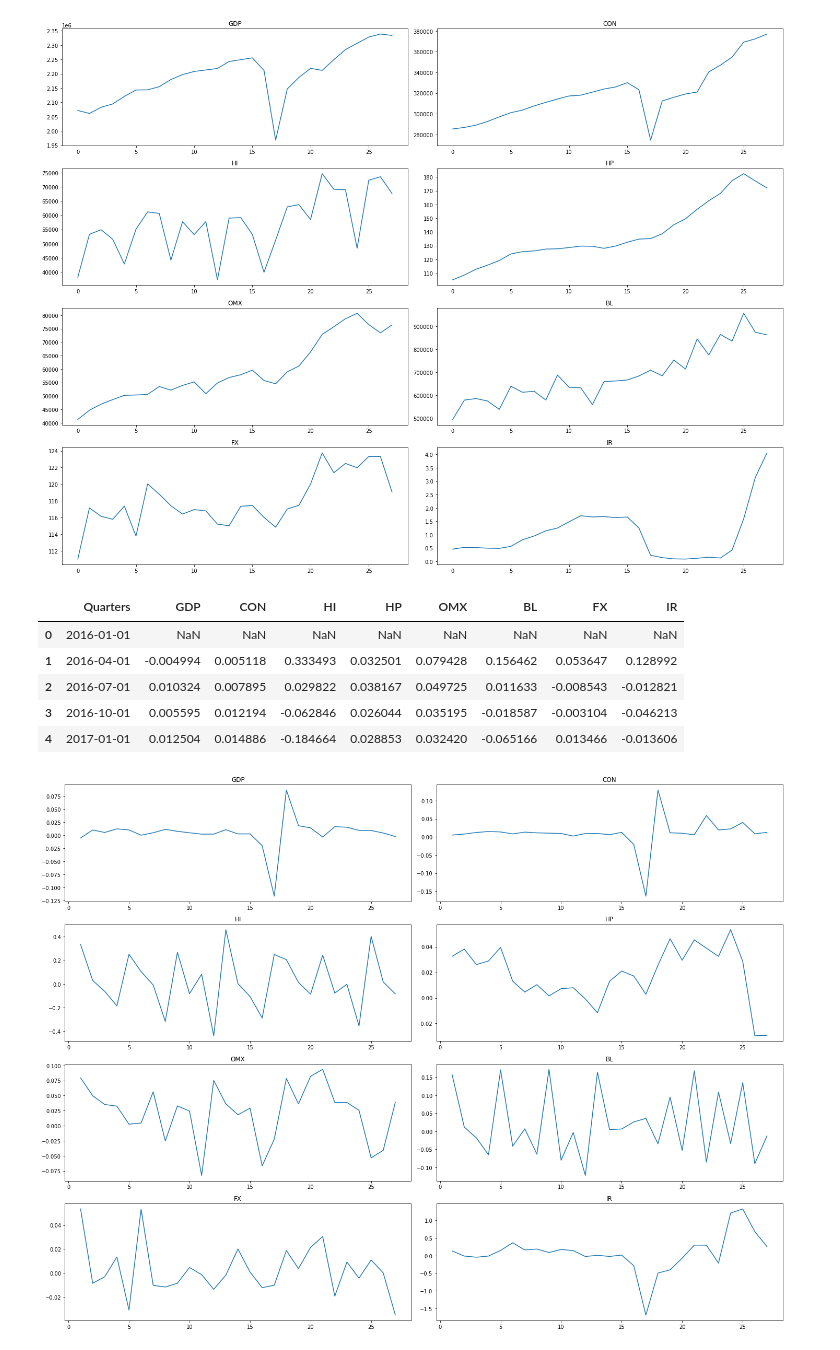
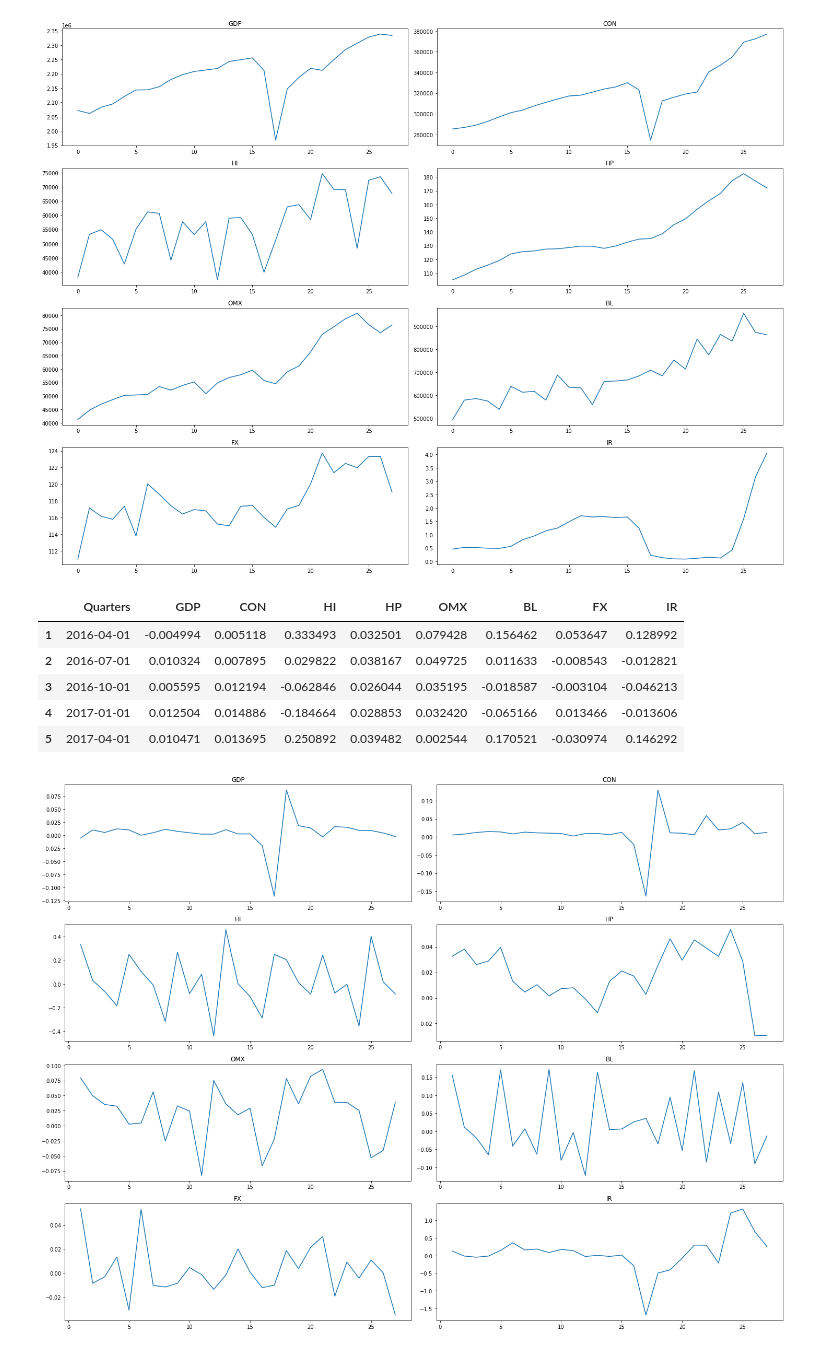
Before and after one commit to anahatkc/DataProject_526, a Jupyter notebook: data_anahat.ipynb, the cells around one changed output. Cells and saved outputs as stored; diff of their text form; code cells hidden in the pictures.

```diff
--- a/data_anahat.ipynb
+++ b/data_anahat.ipynb
@@ -205,20 +205,22 @@ plt.show()
 # %%
 # List of columns to calculate log difference
 columns = ['GDP', 'CON', 'HI', 'HP', 'OMX', 'BL', 'FX', 'IR']
 
 # Calculate log difference
 for col in columns:
     final_df[col] = np.log(final_df[col]).diff()
 
 # Print the DataFrame
 final_df.head()
+final_df = final_df.drop(final_df.index[0])
+final_df.head()
 # %% [output]
 |  | Quarters | GDP | CON | HI | HP | OMX | BL | FX | IR |
-| 0 | 2016-01-01 | NaN | NaN | NaN | NaN | NaN | NaN | NaN | NaN |
 | 1 | 2016-04-01 | -0.004994 | 0.005118 | 0.333493 | 0.032501 | 0.079428 | 0.156462 | 0.053647 | 0.128992 |
 | 2 | 2016-07-01 | 0.010324 | 0.007895 | 0.029822 | 0.038167 | 0.049725 | 0.011633 | -0.008543 | -0.012821 |
 | 3 | 2016-10-01 | 0.005595 | 0.012194 | -0.062846 | 0.026044 | 0.035195 | -0.018587 | -0.003104 | -0.046213 |
 | 4 | 2017-01-01 | 0.012504 | 0.014886 | -0.184664 | 0.028853 | 0.032420 | -0.065166 | 0.013466 | -0.013606 |
+| 5 | 2017-04-01 | 0.010471 | 0.013695 | 0.250892 | 0.039482 | 0.002544 | 0.170521 | -0.030974 | 0.146292 |
 # %%
 # List of columns to plot LOG DIFFERENCE
 columns = ['GDP', 'CON', 'HI', 'HP', 'OMX', 'BL', 'FX', 'IR']
```
Also changed, not shown: parts of 1 cell of this notebook.
